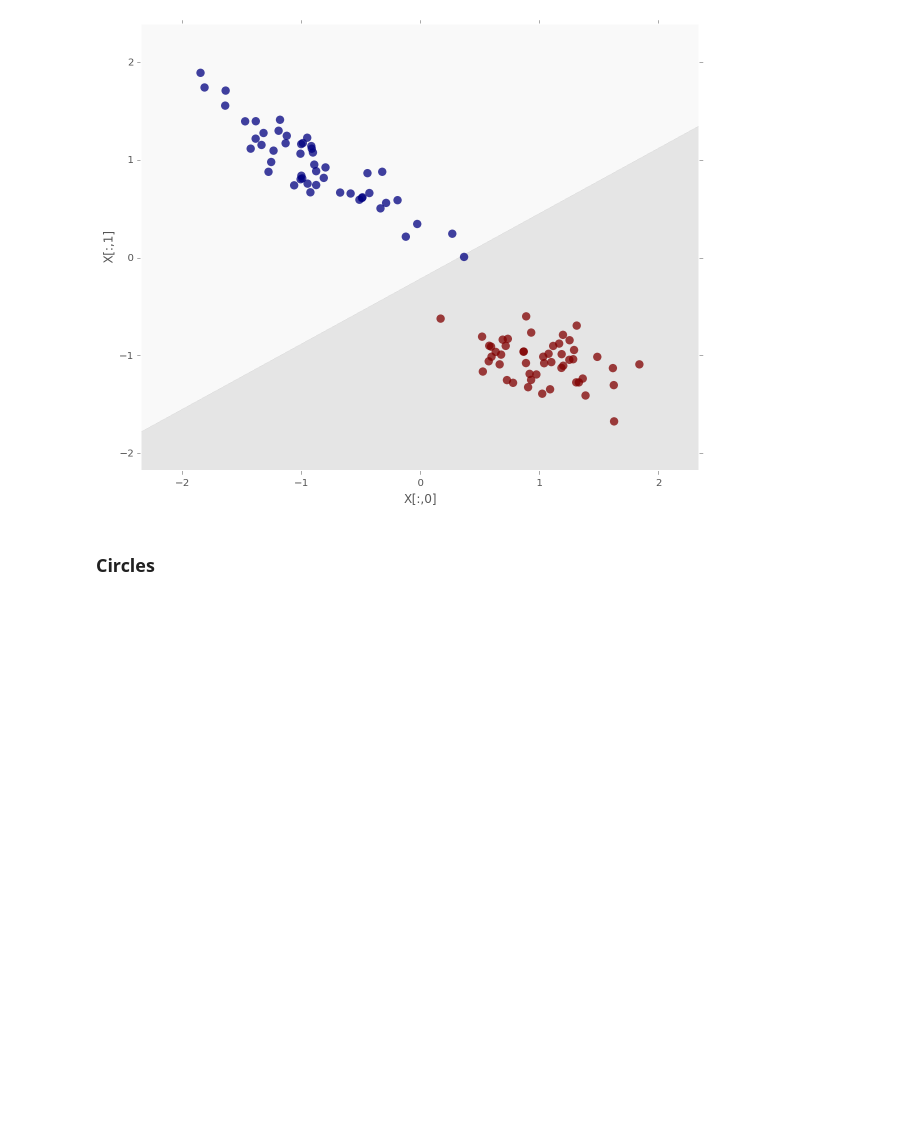
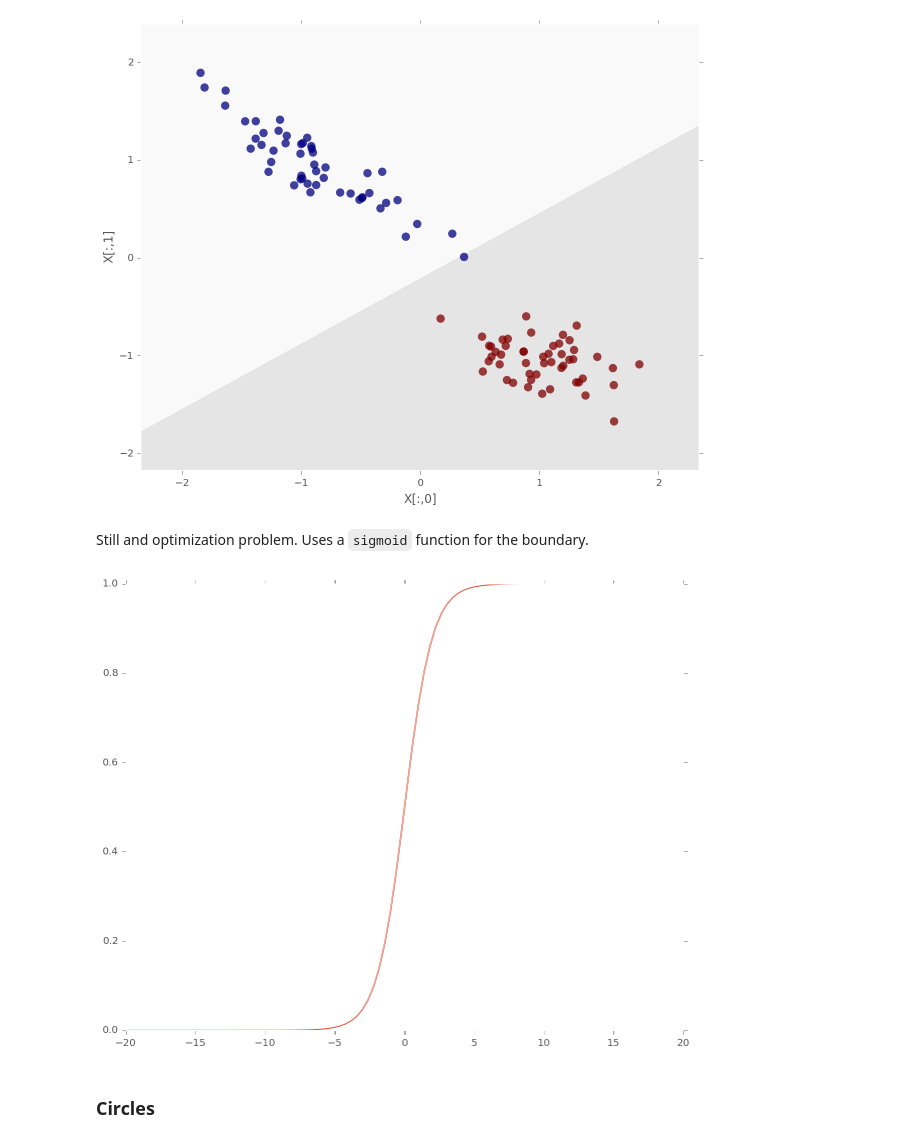
Before and after one commit to mlunacek/meetup_data_science_2016, a Jupyter notebook: notebooks/01_supervised.ipynb, the cells around one changed output. Saved outputs shown, nothing was run; the diff lists cells and outputs as text; code cells hidden in the pictures; blank space fills up the shorter version.

```diff
--- a/notebooks/01_supervised.ipynb
+++ b/notebooks/01_supervised.ipynb
@@ -245,6 +267,17 @@ print clf.score(X,y)
 plot(clf)
 # %% [output]
 [figure]
+# %% [markdown]
+Still and optimization problem.  Uses a `sigmoid` function for the boundary.
+# %%
+def sigmoid(x):
+    return 1.0/(1.0 + np.exp(-1.0*x))
+
+xvals = np.linspace(-20,20,100)
+yvals = sigmoid(xvals)
+_ = plt.plot(xvals, yvals)
+# %% [output]
+[figure, added]
 # %% [markdown]
 ### Circles
 # %%
```
Also changed, not shown: parts of 5 cells of this notebook, 2 other files.
